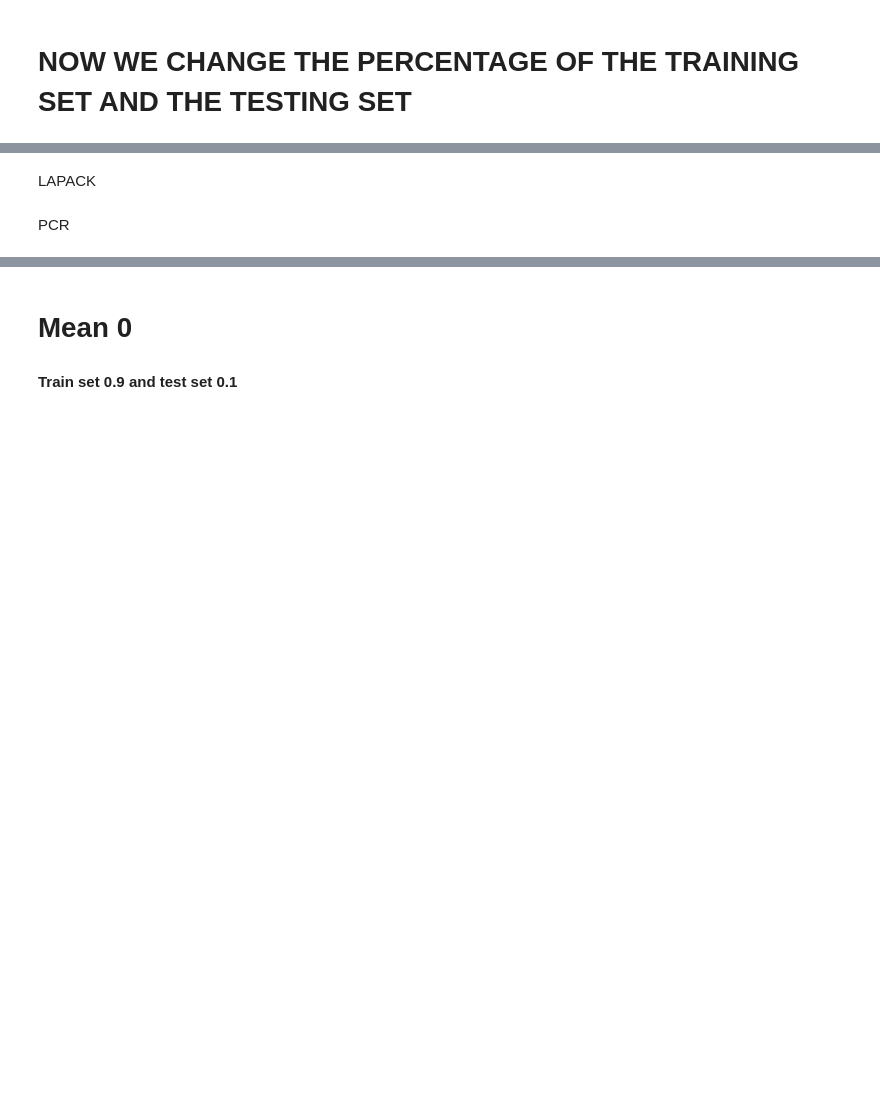
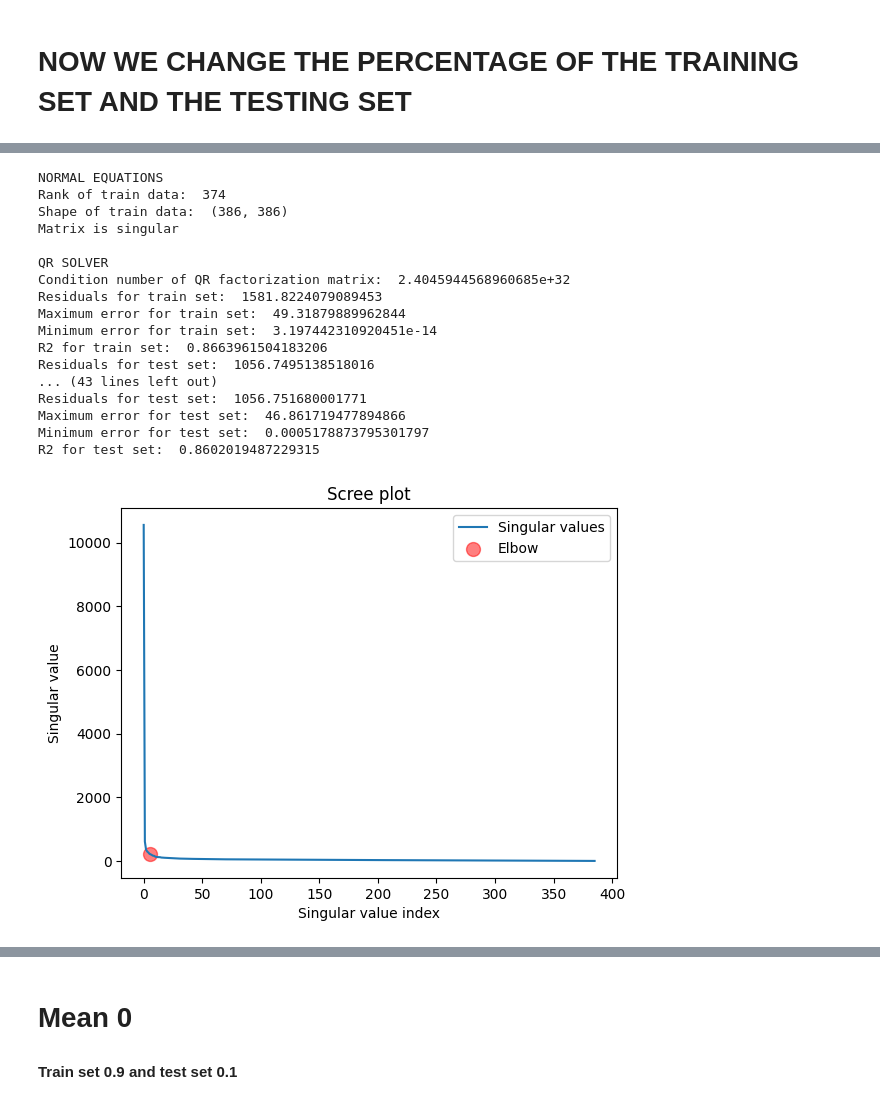
Before and after one commit to Fonty02/NumericalMethods, a Jupyter notebook: EXAM/Fontana-Exam-Numerical-Methods-January17-2025.ipynb, the cells around one changed output, grey strips where cells are left out. Saved outputs shown, nothing was run; the diff lists cells and outputs as text; code cells hidden in the pictures; blank space fills up the shorter version.

```diff
--- a/EXAM/Fontana-Exam-Numerical-Methods-January17-2025.ipynb
+++ b/EXAM/Fontana-Exam-Numerical-Methods-January17-2025.ipynb
@@ -127,2 +92,26 @@ Condition number of normal equation matrix:  1.8704153273192688e+22
+# %%
+def normalEquations(X_train, y_train, X_test, y_test):
+    print("Rank of train data: ",np.linalg.matrix_rank(X_train.T@X_train))
+    print("Shape of train data: ",(X_train.T @ X_train).shape)
+    if np.linalg.matrix_rank(X_train.T@X_train)==X_train.shape[1]:
+        theta=np.linalg.solve(X_train.T@X_train,X_train.T@y_train)
+        y_train_pred=X_train@theta
+        y_train_pred = X_train @ theta
+        residuals_train = y_train - y_train_pred
+        print("Residuals for train set: ",np.linalg.norm(residuals_train,2))
+        print("Maximum error for train set: ",np.max(np.abs(residuals_train)))
+        print("Minimum error for train set: ",np.min(np.abs(residuals_train)))
+        R2_train  = 1 - np.sum((y_train - y_train_pred)**2)/np.sum((y_train - np.mean(y_train))**2)
+        print("R2 for train set: ",R2_train)
+
+        y_test_pred = X_test @ theta
+        residuals_test = y_test - y_test_pred
+        print("Residuals for test set: ",np.linalg.norm(residuals_test,2))
+        print("Maximum error for test set: ",np.max(np.abs(residuals_test)))
+        print("Minimum error for test set: ",np.min(np.abs(residuals_test)))
+        R2_test  = 1 - np.sum((y_test - y_test_pred)**2)/np.sum((y_test - np.mean(y_test))**2)
+        print("R2 for test set: ",R2_test)
+    else:
+        print("Matrix is singular")
 # %% [markdown]
 <h1>QR factorization</h1>
@@ -618,2 +517,0 @@ print("R2 for test set: ",R2_test)
-# %% [markdown]
-LAPACK
@@ -698,2 +517,0 @@ for condition in conditions:
-# %% [markdown]
-PCR
@@ -795,0 +518,39 @@ print("R2 for test set: ",R2_test)
+# %%
+X_train, X_test, y_train, y_test = train_test_split(
+    X,
+    y,
+    train_size = .7,
+    test_size = .3,
+    random_state = 5,
+    shuffle = True
+)
+
+print("\nNORMAL EQUATIONS")
+normalEquations(X_train, y_train, X_test, y_test)
+print("\nQR SOLVER")
+QRsolver(X_train, y_train, X_test, y_test)
+print("\nSVD SOLVER")
+SVDSolver(X_train, y_train, X_test, y_test)
+print("\nLSTSQ SOLVER")
+lstsqSolver(X_train, y_train, X_test, y_test)
+print("\nPCR SOLVER")
+PCRSolver(X_train, y_train, X_test, y_test)
+# %% [output]
+NORMAL EQUATIONS
+Rank of train data:  374
+Shape of train data:  (386, 386)
+Matrix is singular
+
+QR SOLVER
+Condition number of QR factorization matrix:  2.4045944568960685e+32
+Residuals for train set:  1581.8224079089453
+Maximum error for train set:  49.31879889962844
+Minimum error for train set:  3.197442310920451e-14
+R2 for train set:  0.8663961504183206
+Residuals for test set:  1056.7495138518016
+... (43 lines left out)
+Residuals for test set:  1056.751680001771
+Maximum error for test set:  46.861719477894866
+Minimum error for test set:  0.0005178873795301797
+R2 for test set:  0.8602019487229315
+[figure, added]
```
Also changed, not shown: parts of 50 cells of this notebook.
